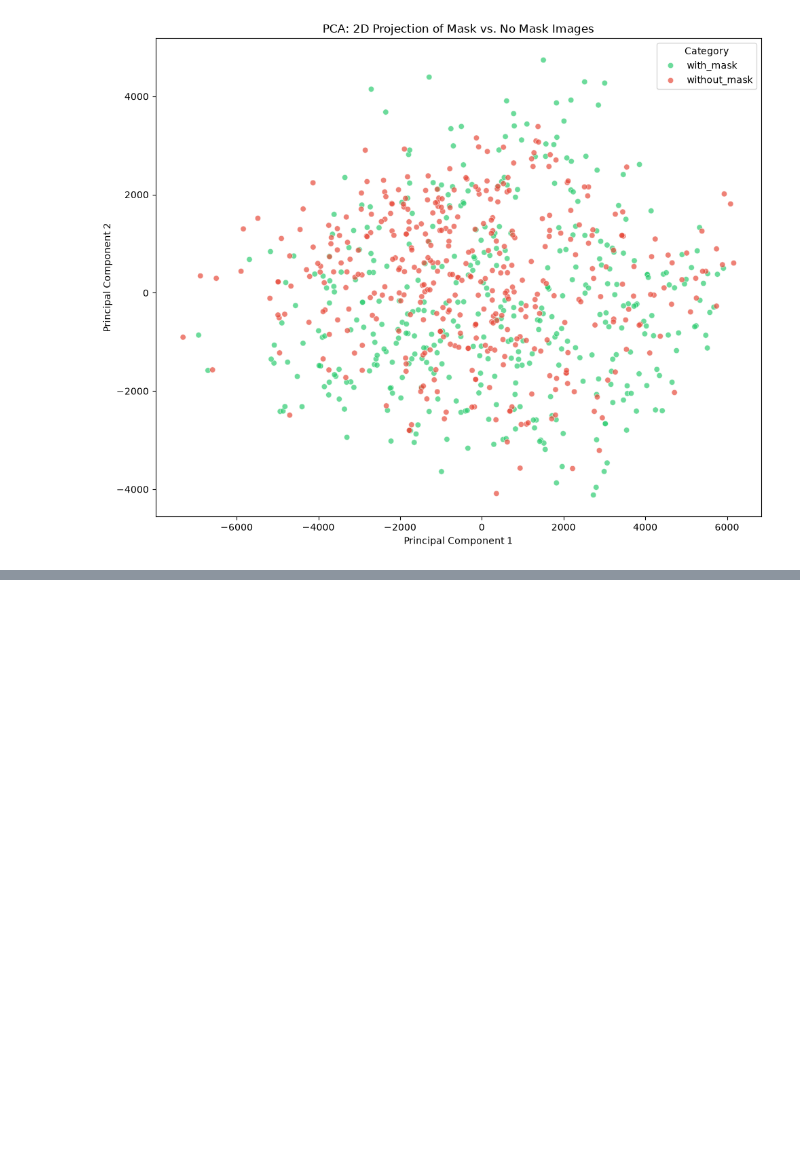
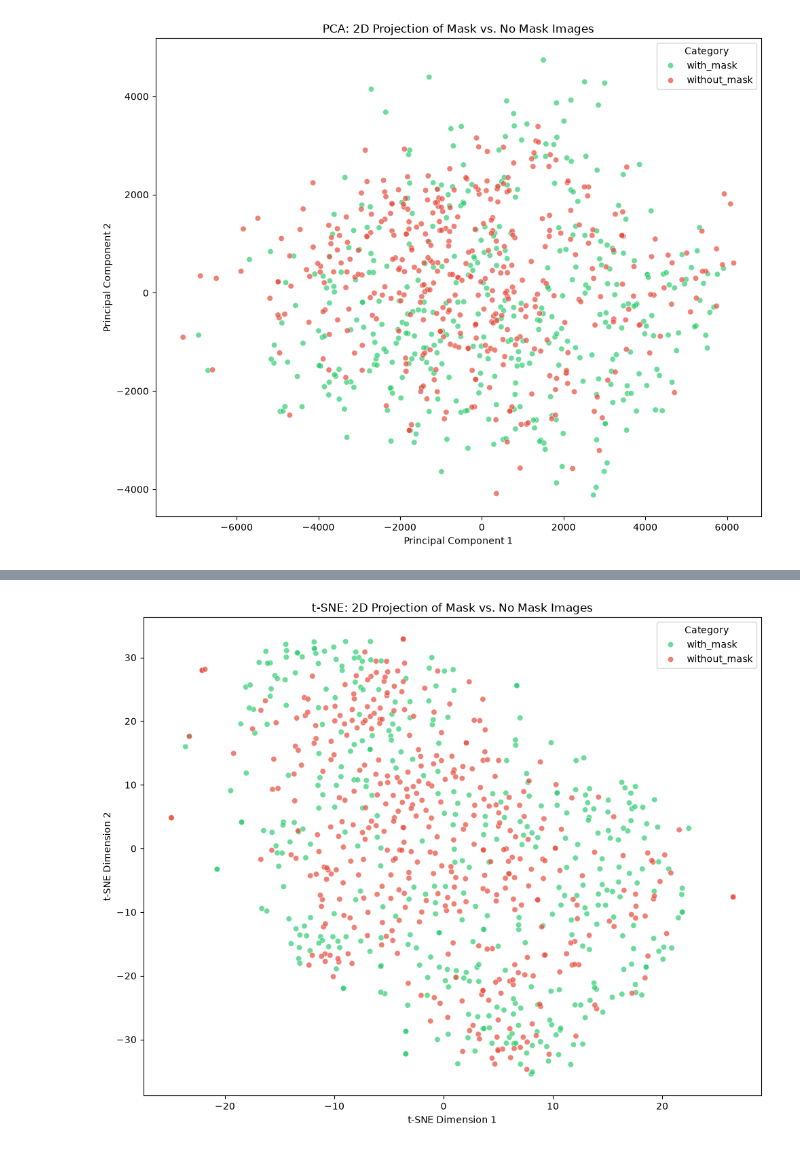
Before and after one commit to umandathathsarani/Face-Mask-Detector, a Jupyter notebook: notebooks/00_eda_visualization.ipynb, the cells around one changed output, grey strips where cells are left out. Saved outputs shown, nothing was run; the diff lists cells and outputs as text; code cells hidden in the pictures; blank space fills up the shorter version.

Commit message:
Add t-SNE clustering and Eigenfaces visualization to EDA

```diff
--- a/notebooks/00_eda_visualization.ipynb
+++ b/notebooks/00_eda_visualization.ipynb
@@ -288,0 +295,26 @@ plt.show()
+# %%
+from sklearn.manifold import TSNE
+
+# Initialize t-SNE
+# Perplexity is a tuneable parameter, usually between 5 and 50.
+tsne = TSNE(n_components=2, perplexity=30, random_state=42)
+
+# Fit and transform the flattened images
+X_tsne = tsne.fit_transform(X)
+
+# Create a DataFrame for plotting
+tsne_df = pd.DataFrame({
+    't-SNE Dimension 1': X_tsne[:, 0],
+    't-SNE Dimension 2': X_tsne[:, 1],
+    'Category': labels
+})
+
+# Plot the t-SNE clusters
+plt.figure(figsize=(10, 8))
+sns.scatterplot(data=tsne_df, x='t-SNE Dimension 1', y='t-SNE Dimension 2',
+                hue='Category', alpha=0.7, palette=['#2ecc71', '#e74c3c'])
+plt.title('t-SNE: 2D Projection of Mask vs. No Mask Images')
+plt.tight_layout()
+plt.show()
+# %% [output]
+[figure, added]
```
Also changed, not shown: parts of 3 cells of this notebook.
